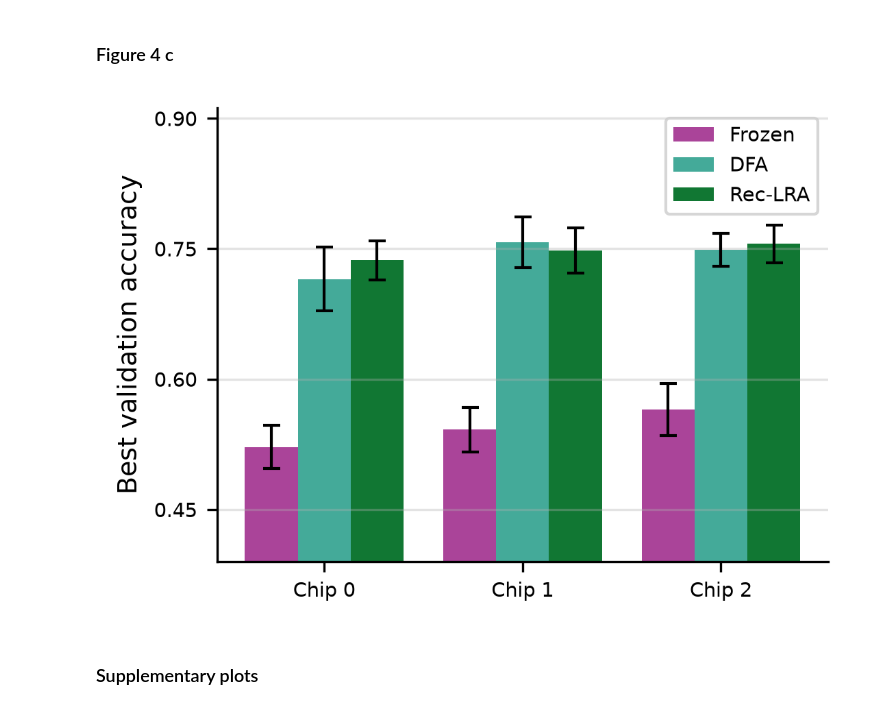
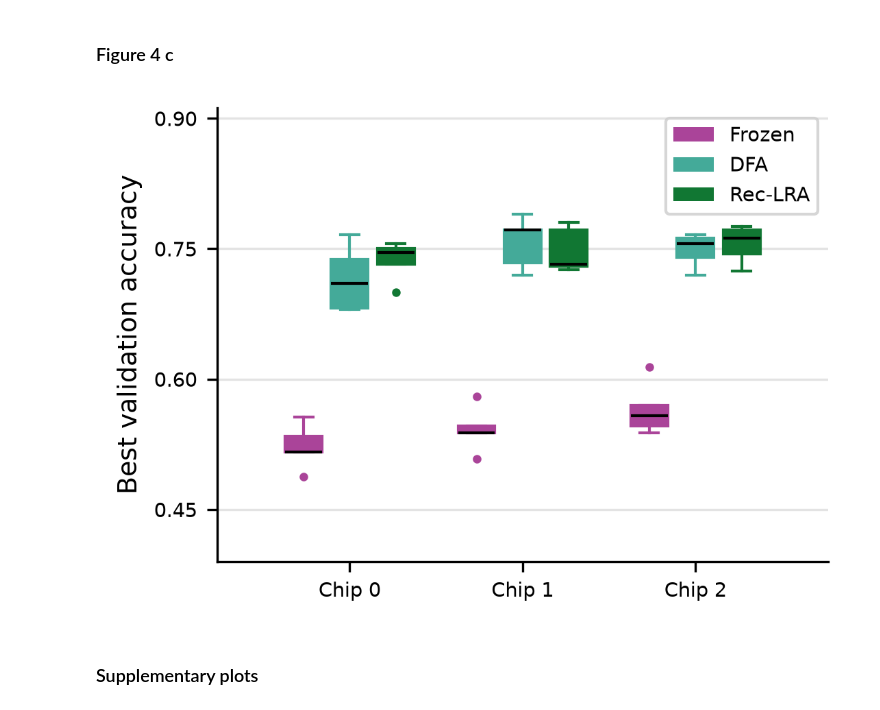
Before and after one commit to jonahaag/spiking_feedback_control_paper_figures, a Jupyter notebook: scripts/create_figures.ipynb, the cells around one changed output. Drawn from its saved outputs; the diff is of its cells as text; code cells hidden in the pictures.

```diff
--- a/scripts/create_figures.ipynb
+++ b/scripts/create_figures.ipynb
@@ -148,15 +149,15 @@ fig.savefig('../figures/fig4b.png', bbox_inches='tight')
 ### Figure 4 c
 # %%
 dyn_mnist1d_df = pd.read_csv('../data/dynapse/mnist1d_accuracy.csv')
-fig = pu.plot_grouped_bars_by_chip(
+fig = pu.plot_grouped_box_by_chip(
     dyn_mnist1d_df,
     regime_color=pu.MNIST1D_BAR_REGIME_COLOR,
     regime_label=pu.MNIST1D_BAR_REGIME_LABEL,
 )
 fig.savefig('../figures/fig4c.pdf', bbox_inches='tight')
 fig.savefig('../figures/fig4c.png', bbox_inches='tight')
 # %% [output]
-[figure, old version]
+[figure, new version]
 # %% [markdown]
 ### Supplementary plots
 # %% [markdown]
```
Also changed, not shown: parts of 3 cells of this notebook, 23 other files.
